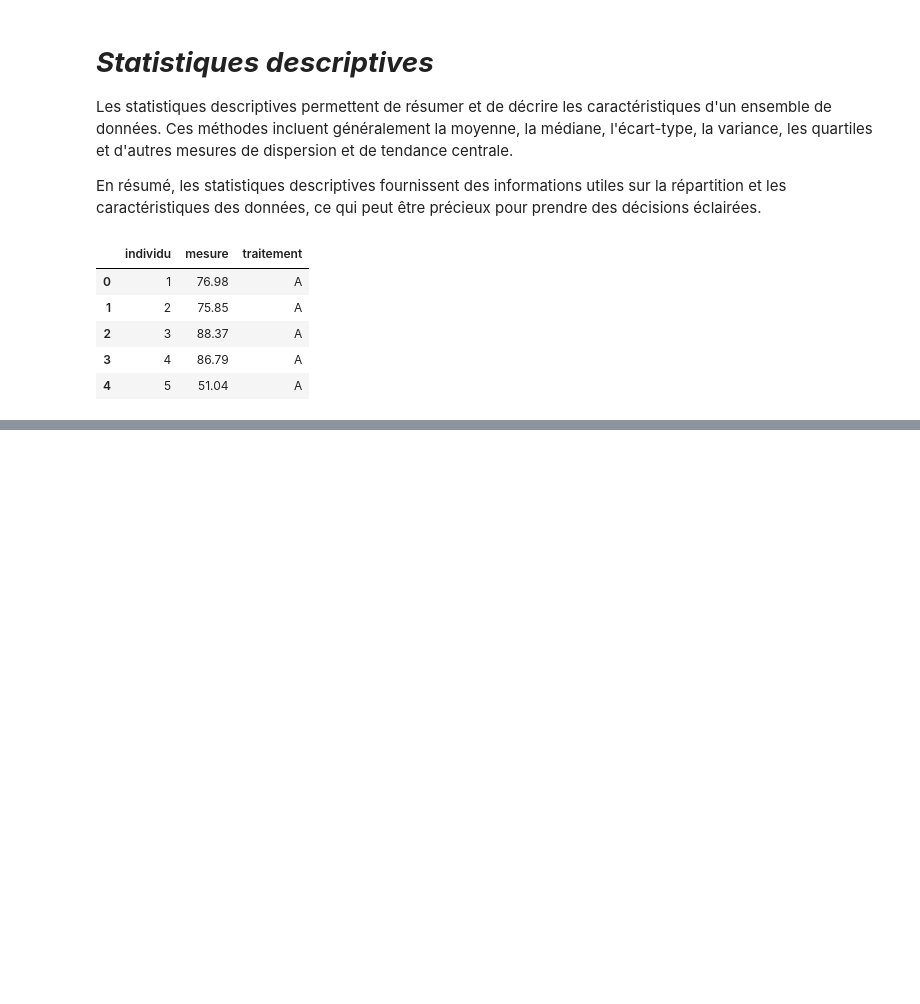
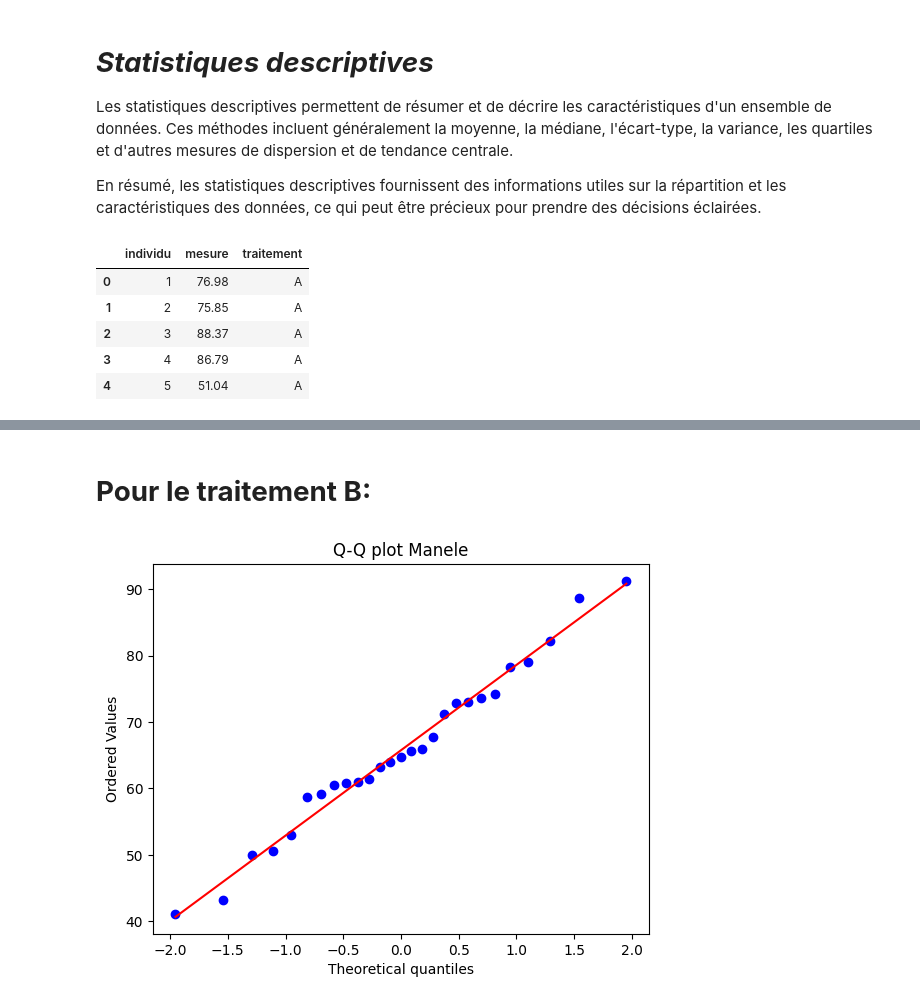
Before and after one commit to bigirimanainnocent12/Test-T-de-student-pour-deux-chantillons-ind-pendants, a Jupyter notebook: Test_T_de_Student_Pour_Deux_échantillons_Indépendants.ipynb, the cells around one changed output, grey strips where cells are left out. Drawn from its saved outputs; the diff is of its cells as text; code cells hidden in the pictures; blank space fills up the shorter version.

```diff
--- a/Test_T_de_Student_Pour_Deux_échantillons_Indépendants.ipynb
+++ b/Test_T_de_Student_Pour_Deux_échantillons_Indépendants.ipynb
@@ -211,0 +281,8 @@ df = pd.read_csv('molecule.csv')
+# %% [markdown]
+# **Pour le traitement B:**
+# %%
+stats.probplot(df[df['traitement']=='B']['mesure'], dist="norm", plot=plt)
+plt.title("Q-Q plot Manele")
+plt.show()
+# %% [output]
+[figure, added]
```
Also changed, not shown: parts of 22 cells of this notebook.
